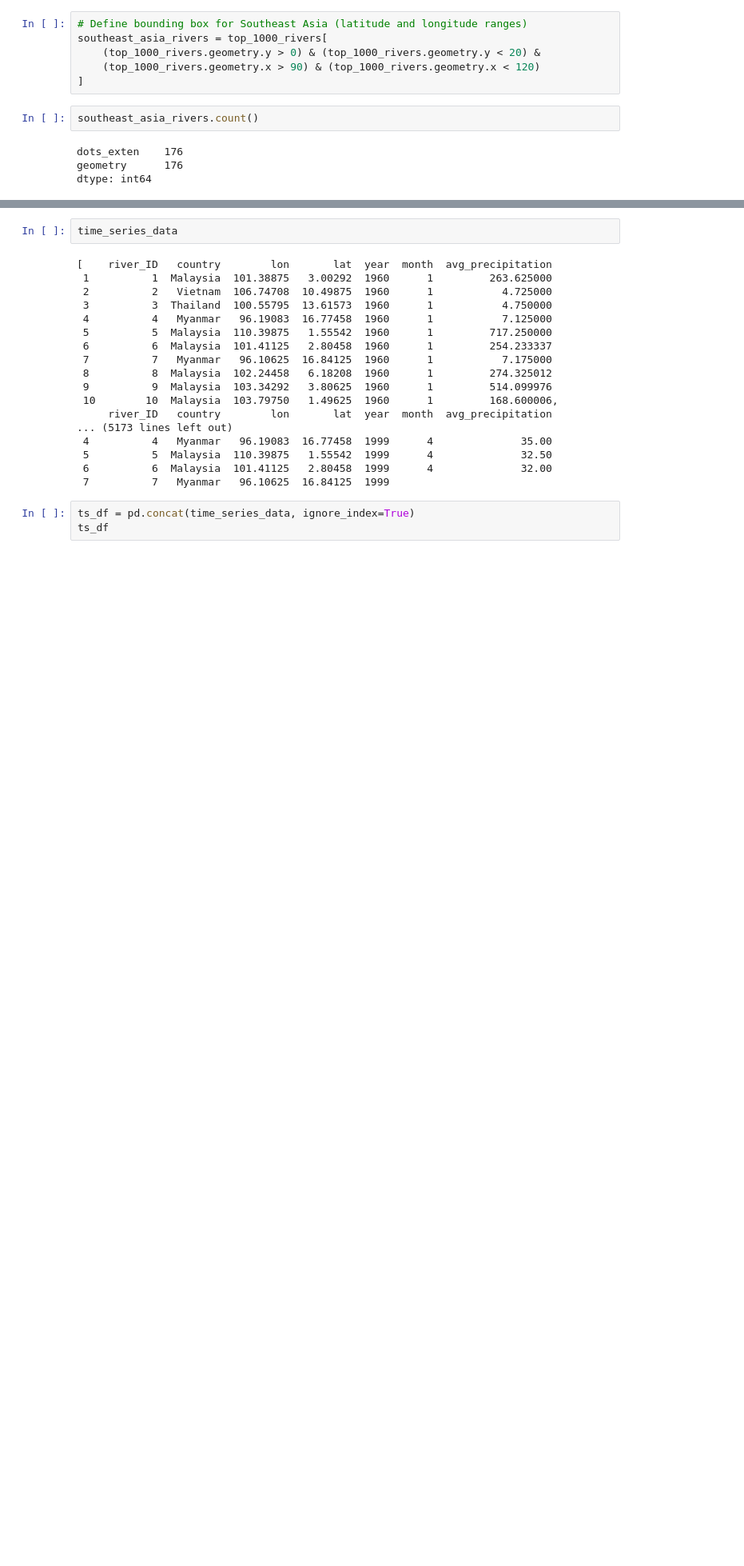
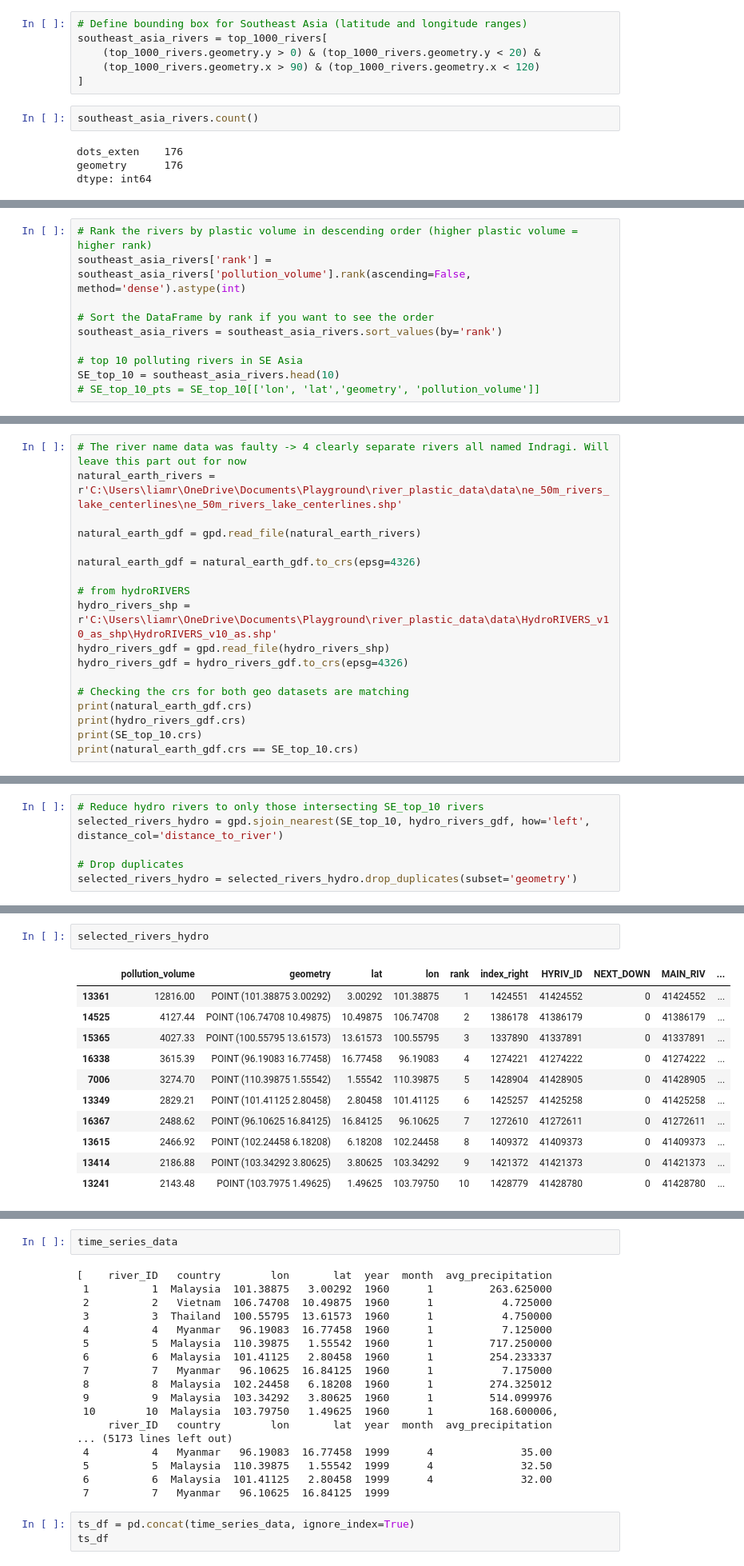
Before and after one commit to lemrob/plastic_pollution_seasonal_variation, a Jupyter notebook: src/preprocessing.ipynb, the cells around one changed output, grey strips where cells are left out. Shown at 80% size. Drawn from its saved outputs; the diff is of its cells as text; blank space fills up the shorter version.

```diff
--- a/src/preprocessing.ipynb
+++ b/src/preprocessing.ipynb
@@ -314,0 +158,10 @@ for decade_folder in sorted(os.listdir(base_dir)):
+# %%
+# Rank the rivers by plastic volume in descending order (higher plastic volume = higher rank)
+southeast_asia_rivers['rank'] = southeast_asia_rivers['pollution_volume'].rank(ascending=False, method='dense').astype(int)
+
+# Sort the DataFrame by rank if you want to see the order
+southeast_asia_rivers = southeast_asia_rivers.sort_values(by='rank')
+
+# top 10 polluting rivers in SE Asia
+SE_top_10 = southeast_asia_rivers.head(10)
+# SE_top_10_pts = SE_top_10[['lon', 'lat','geometry', 'pollution_volume']]
@@ -314,0 +187,18 @@ for decade_folder in sorted(os.listdir(base_dir)):
+# %%
+# The river name data was faulty -> 4 clearly separate rivers all named Indragi. Will leave this part out for now
+natural_earth_rivers = r'C:\Users\liamr\OneDrive\Documents\Playground\river_plastic_data\data\ne_50m_rivers_lake_centerlines\ne_50m_rivers_lake_centerlines.shp'
+
+natural_earth_gdf = gpd.read_file(natural_earth_rivers)
+
+natural_earth_gdf = natural_earth_gdf.to_crs(epsg=4326)
+
+# from hydroRIVERS
+hydro_rivers_shp = r'C:\Users\liamr\OneDrive\Documents\Playground\river_plastic_data\data\HydroRIVERS_v10_as_shp\HydroRIVERS_v10_as.shp'
+hydro_rivers_gdf = gpd.read_file(hydro_rivers_shp)
+hydro_rivers_gdf = hydro_rivers_gdf.to_crs(epsg=4326)
+
+# Checking the crs for both geo datasets are matching
+print(natural_earth_gdf.crs)
+print(hydro_rivers_gdf.crs)
+print(SE_top_10.crs)
+print(natural_earth_gdf.crs == SE_top_10.crs)
@@ -314,0 +235,6 @@ for decade_folder in sorted(os.listdir(base_dir)):
+# %%
+# Reduce hydro rivers to only those intersecting SE_top_10 rivers
+selected_rivers_hydro = gpd.sjoin_nearest(SE_top_10, hydro_rivers_gdf, how='left', distance_col='distance_to_river')
+
+# Drop duplicates
+selected_rivers_hydro = selected_rivers_hydro.drop_duplicates(subset='geometry')
@@ -314,0 +243,14 @@ for decade_folder in sorted(os.listdir(base_dir)):
+# %%
+selected_rivers_hydro
+# %% [output]
+|  | pollution_volume | geometry | lat | lon | rank | index_right | HYRIV_ID | NEXT_DOWN | MAIN_RIV | ... |
+| 13361 | 12816.00 | POINT (101.38875 3.00292) | 3.00292 | 101.38875 | 1 | 1424551 | 41424552 | 0 | 41424552 | ... |
+| 14525 | 4127.44 | POINT (106.74708 10.49875) | 10.49875 | 106.74708 | 2 | 1386178 | 41386179 | 0 | 41386179 | ... |
+| 15365 | 4027.33 | POINT (100.55795 13.61573) | 13.61573 | 100.55795 | 3 | 1337890 | 41337891 | 0 | 41337891 | ... |
+| 16338 | 3615.39 | POINT (96.19083 16.77458) | 16.77458 | 96.19083 | 4 | 1274221 | 41274222 | 0 | 41274222 | ... |
+| 7006 | 3274.70 | POINT (110.39875 1.55542) | 1.55542 | 110.39875 | 5 | 1428904 | 41428905 | 0 | 41428905 | ... |
+| 13349 | 2829.21 | POINT (101.41125 2.80458) | 2.80458 | 101.41125 | 6 | 1425257 | 41425258 | 0 | 41425258 | ... |
+| 16367 | 2488.62 | POINT (96.10625 16.84125) | 16.84125 | 96.10625 | 7 | 1272610 | 41272611 | 0 | 41272611 | ... |
+| 13615 | 2466.92 | POINT (102.24458 6.18208) | 6.18208 | 102.24458 | 8 | 1409372 | 41409373 | 0 | 41409373 | ... |
+| 13414 | 2186.88 | POINT (103.34292 3.80625) | 3.80625 | 103.34292 | 9 | 1421372 | 41421373 | 0 | 41421373 | ... |
+| 13241 | 2143.48 | POINT (103.7975 1.49625) | 1.49625 | 103.79750 | 10 | 1428779 | 41428780 | 0 | 41428780 | ... |
```
Also changed, not shown: parts of 52 cells of this notebook, 2 other files.
